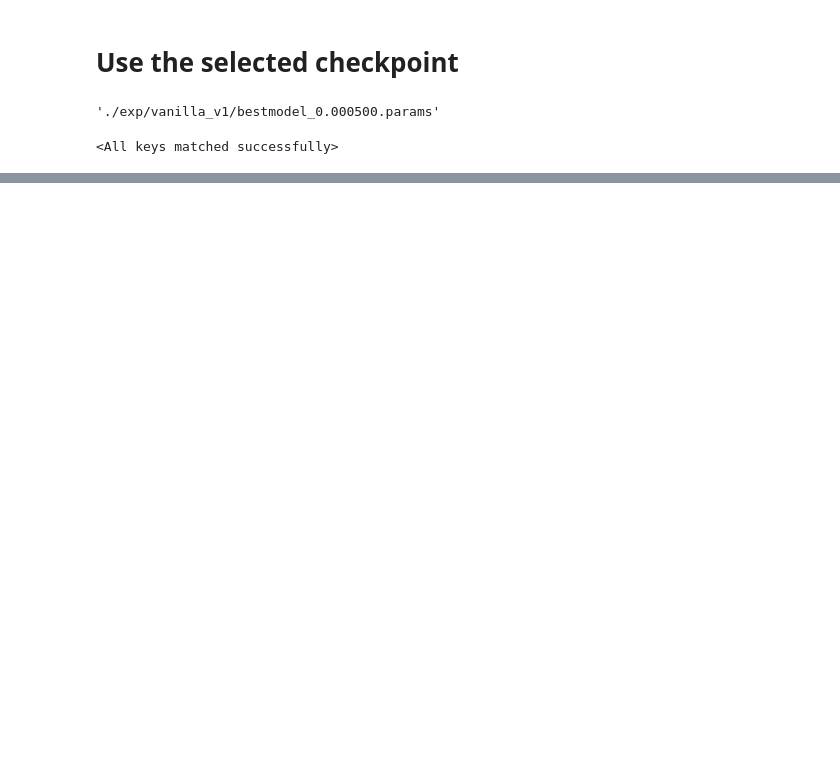
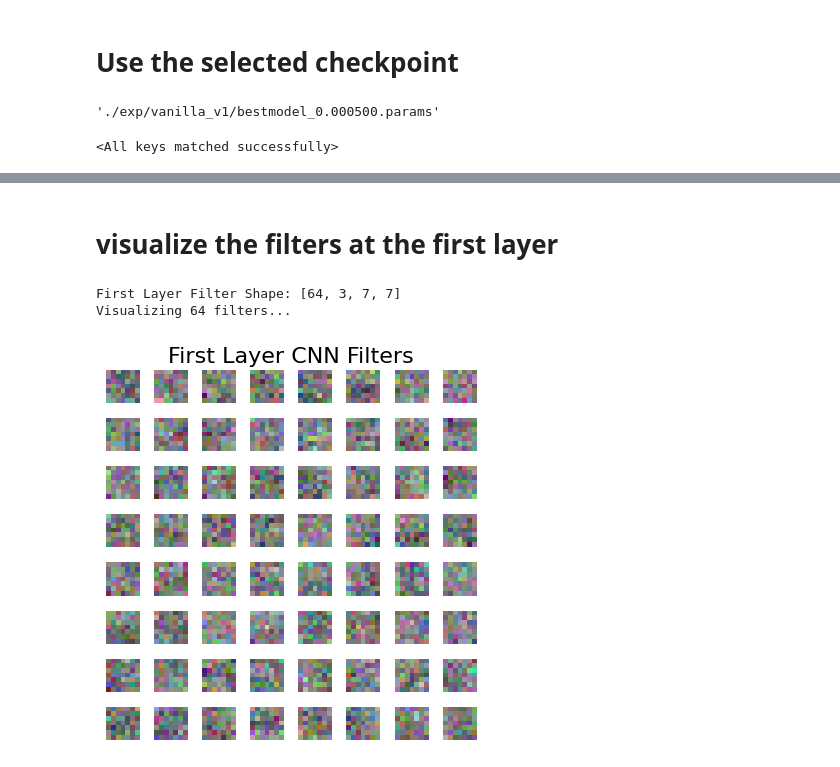
Before and after one commit to aimerykong/OIST-mini-course-CVML, a Jupyter notebook: code004_DNN_scratch.ipynb, the cells around one changed output, grey strips where cells are left out. Saved outputs shown, nothing was run; the diff lists cells and outputs as text; code cells hidden in the pictures; blank space fills up the shorter version.

```diff
--- a/code004_DNN_scratch.ipynb
+++ b/code004_DNN_scratch.ipynb
@@ -486,0 +487,73 @@ mean accuracy: 0.333
+# %% [markdown]
+# visualize the filters at the first layer
+# %%
+# visualize the filters at the first layer
+
+def visualize_first_layer_filters(model):
+    """Extracts and plots the weights of the first convolutional layer."""
+    # Ensure model is in evaluation mode
+    model.eval()
+
+    # 1. Find the first Conv2d layer in the model
+    first_conv_layer = None
+    for module in model.modules():
+        if isinstance(module, torch.nn.Conv2d):
+            first_conv_layer = module
+            break
+
+    if first_conv_layer is None:
+        raise ValueError("No Convolutional (Conv2d) layer found in the model.")
+
+    # 2. Extract weights and convert to CPU/numpy format
+    # Shape: [out_channels, in_channels, kernel_height, kernel_width]
+    weights = first_conv_layer.weight.detach().cpu()
+    num_filters, in_channels, k_h, k_w = weights.shape
+
+    print(f"First Layer Filter Shape: {list(weights.shape)}")
+    print(f"Visualizing {num_filters} filters...")
+
+    # 3. Normalize filters globally or individually to [0, 1] for proper plotting
+    # Individual normalization prevents a single strong filter from dimming others
+    w_min, w_max = weights.min(), weights.max()
+    weights = (weights - w_min) / (w_max - w_min)
+
+    # 4. Determine grid dimensions (as close to a square as possible)
+    grid_cols = int(math.ceil(math.sqrt(num_filters)))
+    grid_rows = int(math.ceil(num_filters / grid_cols))
+
+    fig, axes = plt.subplots(grid_rows, grid_cols, figsize=(grid_cols//2, grid_rows//2))
+    axes = axes.flatten()
+
+    # 5. Plot each filter
+    for i in range(num_filters):
+        ax = axes[i]
+        filter_weight = weights[i]
+
+        if in_channels == 3:
+            # RGB Filter: shape [3, H, W] -> convert to [H, W, 3] for matplotlib
+            filter_img = filter_weight.permute(1, 2, 0).numpy()
+            ax.imshow(filter_img)
+        elif in_channels == 1:
+            # Grayscale Filter: shape [1, H, W] -> [H, W]
+            filter_img = filter_weight.squeeze(0).numpy()
+            ax.imshow(filter_img, cmap="gray")
+        else:
+            # Multi-channel intermediate/special layers: take the average over channels
+            filter_img = filter_weight.mean(dim=0).numpy()
+            ax.imshow(filter_img, cmap="viridis")
+
+        ax.axis("off")
+
+    # Hide remaining empty subplots if the grid is larger than the filter count
+    for j in range(num_filters, len(axes)):
+        axes[j].axis("off")
+
+    plt.tight_layout()
+    plt.suptitle("First Layer CNN Filters", y=1.02, fontsize=16)
+    plt.show()
+
+visualize_first_layer_filters(myModel)
+# %% [output]
+First Layer Filter Shape: [64, 3, 7, 7]
+Visualizing 64 filters...
+[figure, added]
```
Also changed, not shown: parts of 9 cells of this notebook.
